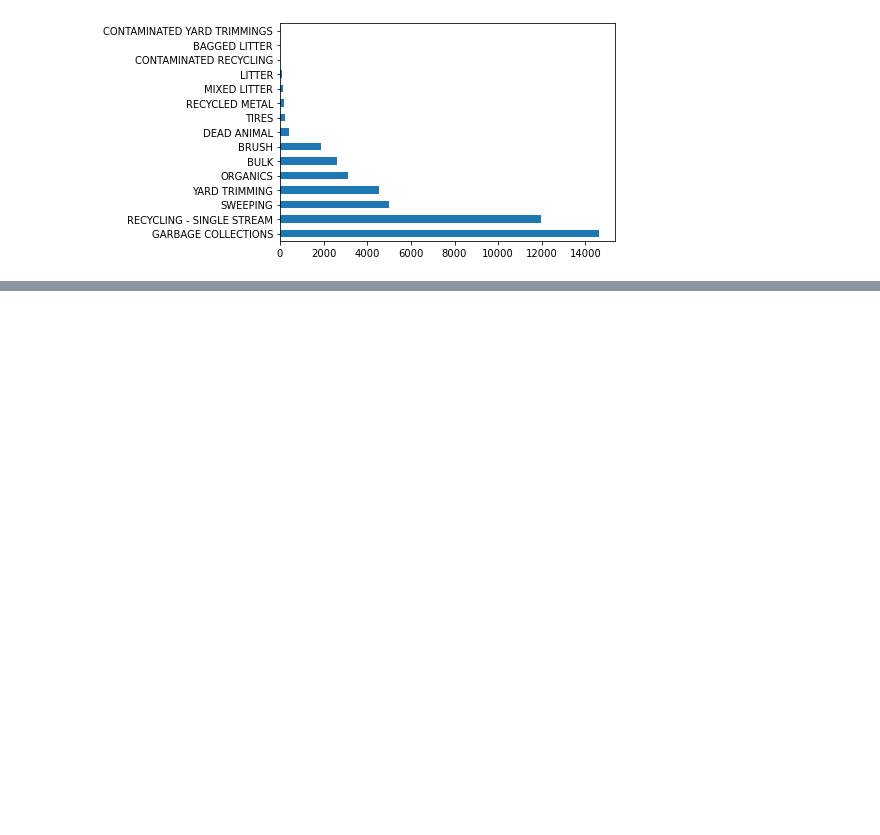
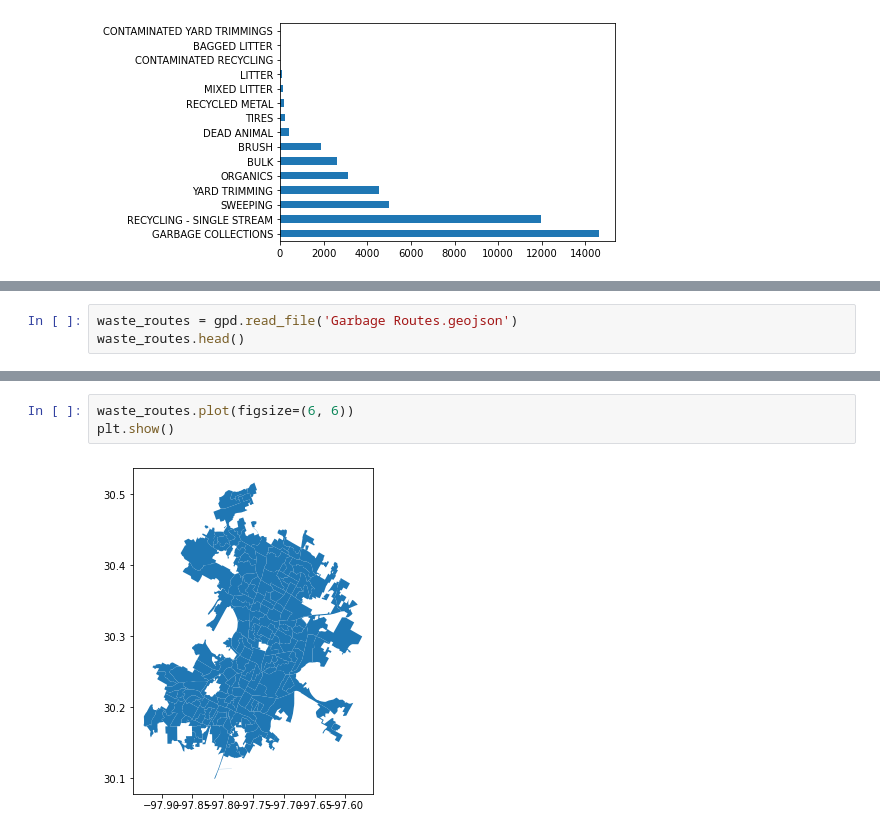
Before and after one commit to fredericojpr/WDL_1, a Jupyter notebook: EDAnotebook.ipynb, the cells around one changed output, grey strips where cells are left out. Cells and saved outputs as stored; diff of their text form; blank space fills up the shorter version.

```diff
--- a/EDAnotebook.ipynb
+++ b/EDAnotebook.ipynb
@@ -61,0 +84,3 @@ sns.catplot(x="DoW", y="Load Weight", kind="boxen",
+# %%
+waste_routes = gpd.read_file('Garbage Routes.geojson')
+waste_routes.head()
@@ -61,0 +94,5 @@ sns.catplot(x="DoW", y="Load Weight", kind="boxen",
+# %%
+waste_routes.plot(figsize=(6, 6))
+plt.show()
+# %% [output]
+[figure, added]
```
Also changed, not shown: parts of 7 cells of this notebook.
